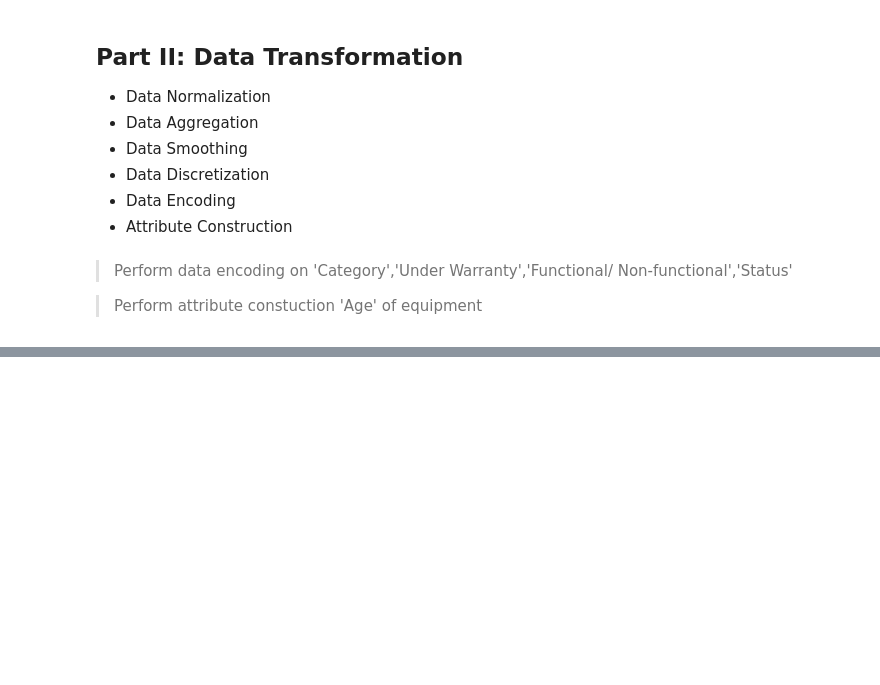
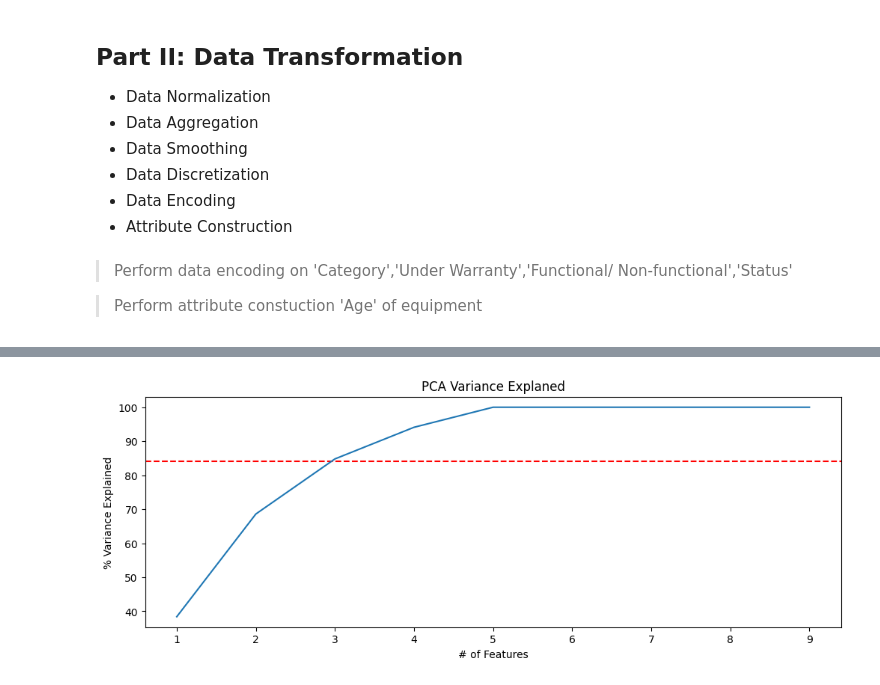
Before and after one commit to Qiiz/Medi-Hascar, a Jupyter notebook: medical_eda_pca.ipynb, the cells around one changed output, grey strips where cells are left out. Drawn from its saved outputs; the diff is of its cells as text; code cells hidden in the pictures; blank space fills up the shorter version.

```diff
--- a/medical_eda_pca.ipynb
+++ b/medical_eda_pca.ipynb
@@ -441,0 +506,10 @@ sns.heatmap(corr, annot=True, cmap='RdBu', vmin=-1, mask=mask)
+# %%
+plt.figure(figsize=(12, 4))
+plt.title('PCA Variance Explaned')
+plt.xlabel('# of Features')
+plt.ylabel('% Variance Explained')
+plt.axhline(y=84, color='r', linestyle='--')
+plt.plot(range(1,10),np.cumsum(np.round(pca.explained_variance_ratio_,decimals=3)*100))
+plt.show()
+# %% [output]
+[figure, added]
```
Also changed, not shown: parts of 22 cells of this notebook.
